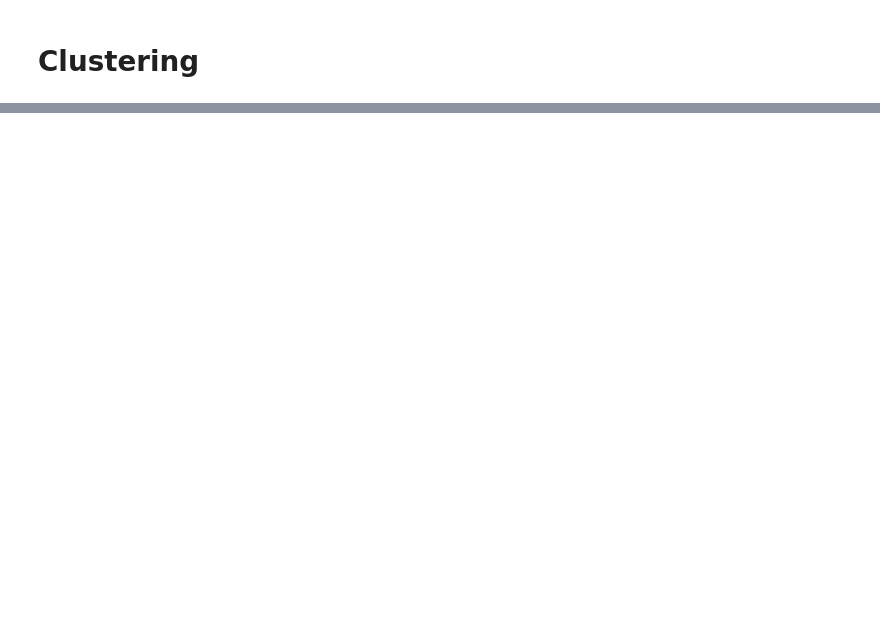
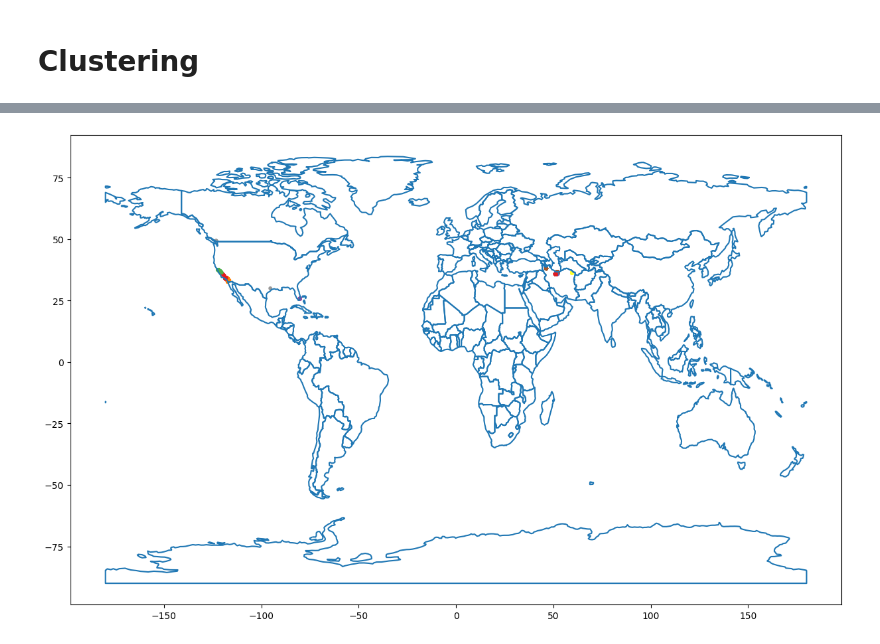
Before and after one commit to celienbonhomme/AI_project2, a Jupyter notebook: src/exo1.ipynb, the cells around one changed output, grey strips where cells are left out. Saved outputs shown, nothing was run; the diff lists cells and outputs as text; code cells hidden in the pictures; blank space fills up the shorter version.

```diff
--- a/src/exo1.ipynb
+++ b/src/exo1.ipynb
@@ -138,0 +148,15 @@ plt.show()
+# %%
+import geopandas as gpd
+from shapely.geometry import Point
+
+world = gpd.read_file(gpd.datasets.get_path('naturalearth_lowres'))
+geometry = [Point(xy) for xy in zip(df_sampled['Longitude'], df_sampled['Latitude'])]
+gdf = gpd.GeoDataFrame(df_sampled, geometry=geometry)
+gdf.crs = world.crs
+
+fig, ax = plt.subplots(figsize=(15, 15))
+world.boundary.plot(ax=ax)
+gdf.plot(ax=ax, column=df_sampled["Cluster"], cmap='Set1', markersize=10)
+plt.show()
+# %% [output]
+[figure, added]
```
Also changed, not shown: parts of 21 cells of this notebook.
